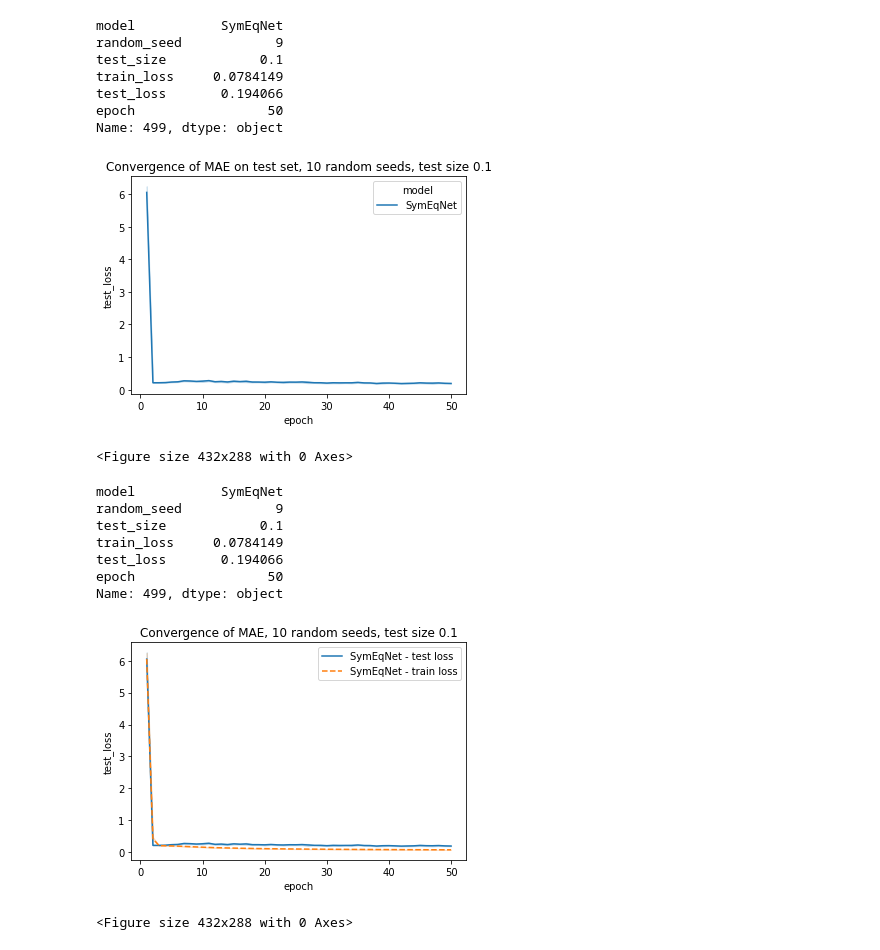
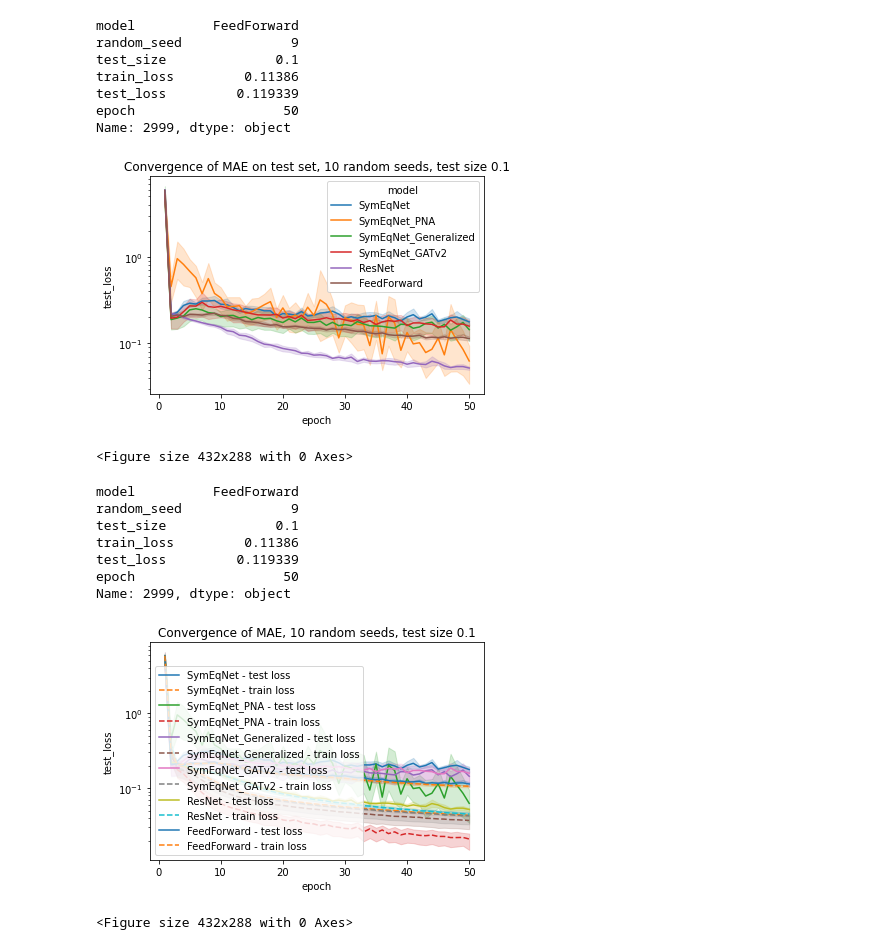
Before and after one commit to martin-krutsky/rubik-dl-symmetries, a Jupyter notebook: analyzeResults.ipynb, the cells around one changed output. Cells and saved outputs as stored; diff of their text form; code cells hidden in the pictures.

```diff
--- a/analyzeResults.ipynb
+++ b/analyzeResults.ipynb
@@ -22,7 +51,8 @@ import os
 DATASET = '6moves'
 # models = ['SymEqNet_100_500', 'SymEqNet_1000_1000', 'ResNet']
 # models = ['SymEqNet_1000_1000', 'ResNet']
-models = ['SymEqNet'] #, 'ResNet']
+
+models = ['SymEqNet', 'SymEqNet_PNA', 'SymEqNet_Generalized', 'SymEqNet_GATv2', 'ResNet', 'FeedForward']
 # %%
 RESULT_FOLDERS = {
     model: f'results/{DATASET}/{model}' for model in models
@@ -36,12 +66,12 @@ last_train_losses_dict, last_test_losses_dict, mean_train_losses_dict, mean_test
 
 for model in models:
     for i, config in enumerate(configs):
-        if os.path.isfile(RESULT_FOLDERS[model] + f'/last_train_losses_rs{config[0]}_ts{config[1]}.npy'):
-            last_train_losses = np.load(RESULT_FOLDERS[model] + f'/last_train_losses_rs{config[0]}_ts{config[1]}.npy')
-            last_test_losses = np.load(RESULT_FOLDERS[model] + f'/last_test_losses_rs{config[0]}_ts{config[1]}.npy')
-            mean_train_losses = np.load(RESULT_FOLDERS[model] + f'/mean_train_losses_rs{config[0]}_ts{config[1]}.npy')
-            mean_test_losses = np.load(RESULT_FOLDERS[model] + f'/mean_test_losses_rs{config[0]}_ts{config[1]}.npy')
-            results = np.load(RESULT_FOLDERS[model] + f'/results_rs{config[0]}_ts{config[1]}.npy')
+        if os.path.isfile(RESULT_FOLDERS[model] + f'/last_train_losses_rs{config[0]}_ts{config[1]:0.1f}.npy'):
+            last_train_losses = np.load(RESULT_FOLDERS[model] + f'/last_train_losses_rs{config[0]}_ts{config[1]:0.1f}.npy')
+            last_test_losses = np.load(RESULT_FOLDERS[model] + f'/last_test_losses_rs{config[0]}_ts{config[1]:0.1f}.npy')
+            mean_train_losses = np.load(RESULT_FOLDERS[model] + f'/mean_train_losses_rs{config[0]}_ts{config[1]:0.1f}.npy')
+            mean_test_losses = np.load(RESULT_FOLDERS[model] + f'/mean_test_losses_rs{config[0]}_ts{config[1]:0.1f}.npy')
+            results = np.load(RESULT_FOLDERS[model] + f'/results_rs{config[0]}_ts{config[1]:0.1f}.npy')
         else:
             last_train_losses = []
             last_test_losses = []
@@ -106,10 +151,12 @@ os.makedirs(f'imgs/convergence/{DATASET}', exist_ok=True)
 # %%
 for test_size in test_sizes:
     df_test_size = df[(df['test_size'] == test_size)] # & (df['epoch'] % 10 == 0)]
+    display(df_test_size.head())
     print(len(df_test_size.index))
     sns.lineplot(data=df_test_size, x="epoch", y="train_loss", hue="model")
-    plt.title(f'Convergence of MAE on train set, 10 random seeds, test size {test_size}')
-#     plt.savefig(f'imgs/convergence/{DATASET}/train_conv_testsize_{test_size}.png', dpi=100)
+    plt.title(f'Convergence of MAE on train set, 10 random seeds, test size {test_size:0.1f}')
+    plt.yscale('log')
+    plt.savefig(f'imgs/convergence/{DATASET}/train/train_conv_testsize_{test_size:0.1f}.png', dpi=100)
     plt.show()
     plt.cla()
     plt.clf()
@@ -119,45 +172,47 @@ for test_size in test_sizes:
 <Figure size 432x288 with 0 Axes>
 # %%
 for test_size in test_sizes:
-    df_test_size = df[(df['test_size'] == test_size)] # & (df['epoch'] % 10 == 0)]
+    df_test_size = df[(df['test_size'] == test_size)]  # & (df['epoch'] % 10 == 0)]
     print(df_test_size.iloc[-1])
     sns.lineplot(data=df_test_size, x="epoch", y="test_loss", hue="model")
-    plt.title(f'Convergence of MAE on test set, 10 random seeds, test size {test_size}')
-#     plt.savefig(f'imgs/convergence/{DATASET}/test_conv_testsize_{test_size}.png', dpi=100)
+    plt.title(f'Convergence of MAE on test set, 10 random seeds, test size {test_size:0.1f}')
+    plt.yscale('log')
+    plt.savefig(f'imgs/convergence/{DATASET}/test/test_conv_testsize_{test_size:0.1f}.png', dpi=100)
     plt.show()
     plt.cla()
     plt.clf()
 # %% [output]
-model           SymEqNet
-random_seed            9
-test_size            0.1
-train_loss     0.0784149
-test_loss       0.194066
-epoch                 50
-Name: 499, dtype: object
+model          FeedForward
+random_seed              9
+test_size              0.1
+train_loss         0.11386
+test_loss         0.119339
+epoch                   50
+Name: 2999, dtype: object
-[figure, old version]
+[figure, new version]
 <Figure size 432x288 with 0 Axes>
 # %%
 for test_size in test_sizes:
     df_test_size = df[(df['test_size'] == test_size)] # & (df['epoch'] % 10 == 0)]
     print(df_test_size.iloc[-1])
     for model in models:
         sns.lineplot(data=df_test_size[df_test_size['model'] == model], x="epoch", y="test_loss", label=f"{model} - test loss")
         sns.lineplot(data=df_test_size[df_test_size['model'] == model], x="epoch", y="train_loss", label=f"{model} - train loss", linestyle='--')
-    plt.title(f'Convergence of MAE, 10 random seeds, test size {test_size}')
-#     plt.savefig(f'imgs/convergence/{DATASET}/train_test_conv_testsize_{test_size}.png', dpi=100)
+    plt.title(f'Convergence of MAE, 10 random seeds, test size {test_size:0.1f}')
+    plt.yscale('log')
+    plt.savefig(f'imgs/convergence/{DATASET}/train_test_combined/train_test_conv_testsize_{test_size:0.1f}.png', dpi=100)
     plt.show()
     plt.cla()
     plt.clf()
 # %% [output]
-model           SymEqNet
-random_seed            9
-test_size            0.1
-train_loss     0.0784149
-test_loss       0.194066
-epoch                 50
-Name: 499, dtype: object
+model          FeedForward
+random_seed              9
+test_size              0.1
+train_loss         0.11386
+test_loss         0.119339
+epoch                   50
+Name: 2999, dtype: object
-[figure, old version]
+[figure, new version]
 <Figure size 432x288 with 0 Axes>
 # %%
 model_ls, means, test_size_ls = [], [], []
```
Also changed, not shown: parts of 5 cells of this notebook, 10 other files.
